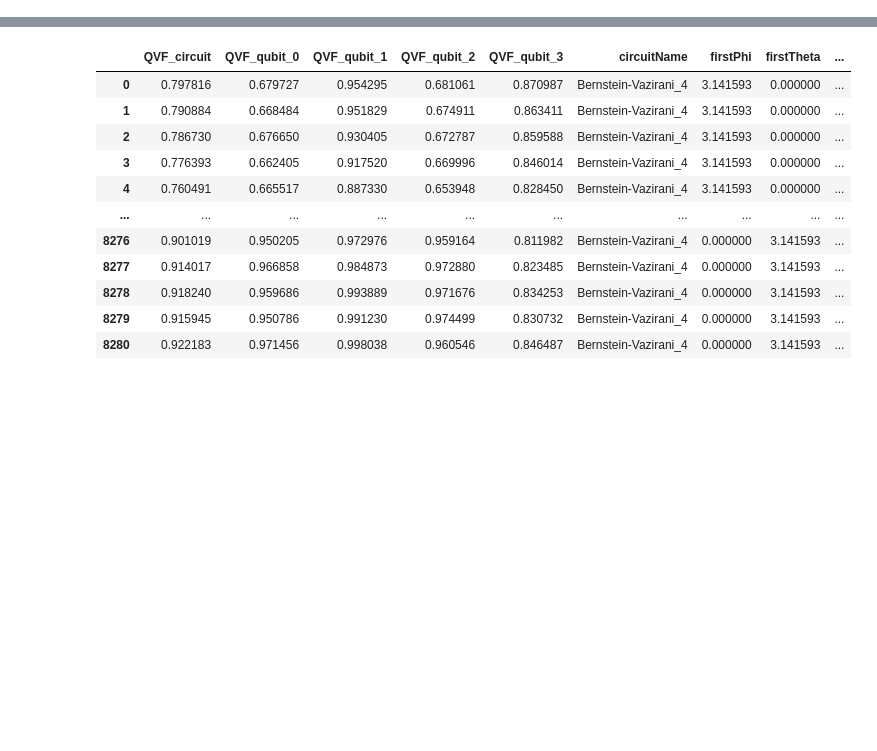
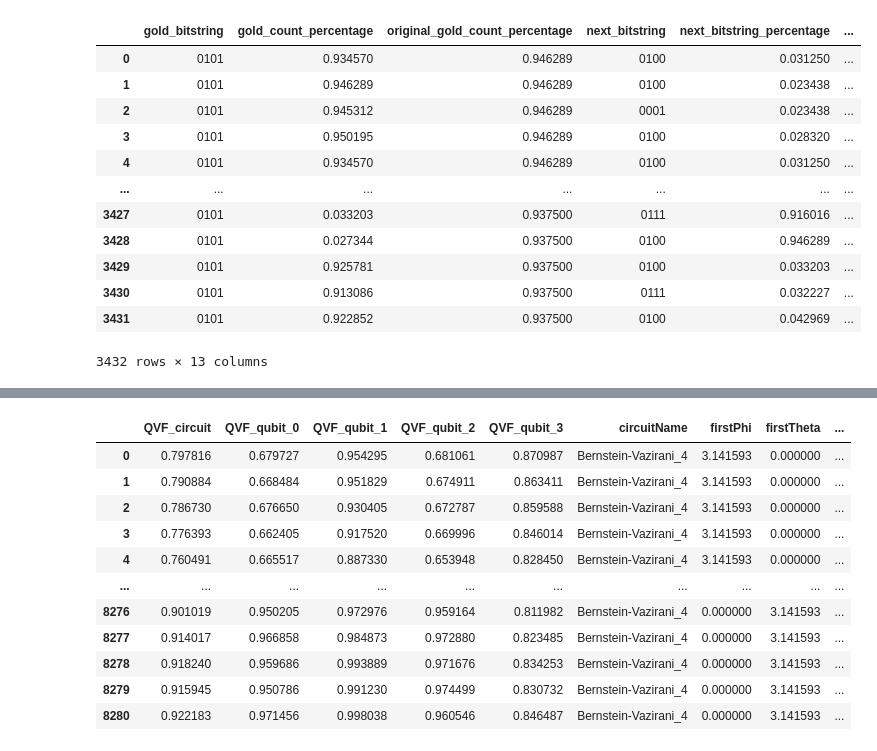
Before and after one commit to QuTAM/QuFI, a Jupyter notebook: reports/double_FI.ipynb, the cells around one changed output, grey strips where cells are left out. Drawn from its saved outputs; the diff is of its cells as text; code cells hidden in the pictures; blank space fills up the shorter version.

```diff
--- a/reports/double_FI.ipynb
+++ b/reports/double_FI.ipynb
@@ -128,6 +128,22 @@ for filename in files_to_process:
     del data
 # %%
 df_only_single = df_newQVF[(df_newQVF.second_phi == 0) & (df_newQVF.second_theta == 0)]
+# %%
+df_only_single
+# %% [output]
+|  | gold_bitstring | gold_count_percentage | original_gold_count_percentage | next_bitstring | next_bitstring_percentage | ... |
+| 0 | 0101 | 0.934570 | 0.946289 | 0100 | 0.031250 | ... |
+| 1 | 0101 | 0.946289 | 0.946289 | 0100 | 0.023438 | ... |
+| 2 | 0101 | 0.945312 | 0.946289 | 0001 | 0.023438 | ... |
+| 3 | 0101 | 0.950195 | 0.946289 | 0100 | 0.028320 | ... |
+| 4 | 0101 | 0.934570 | 0.946289 | 0100 | 0.031250 | ... |
+| ... | ... | ... | ... | ... | ... | ... |
+| 3427 | 0101 | 0.033203 | 0.937500 | 0111 | 0.916016 | ... |
+| 3428 | 0101 | 0.027344 | 0.937500 | 0100 | 0.946289 | ... |
+| 3429 | 0101 | 0.925781 | 0.937500 | 0100 | 0.033203 | ... |
+| 3430 | 0101 | 0.913086 | 0.937500 | 0111 | 0.032227 | ... |
+| 3431 | 0101 | 0.922852 | 0.937500 | 0100 | 0.042969 | ... |
+3432 rows × 13 columns
 # %%
 #####################################################################################
 #Daniel original
```
Also changed, not shown: parts of 7 cells of this notebook, 1 other file.
